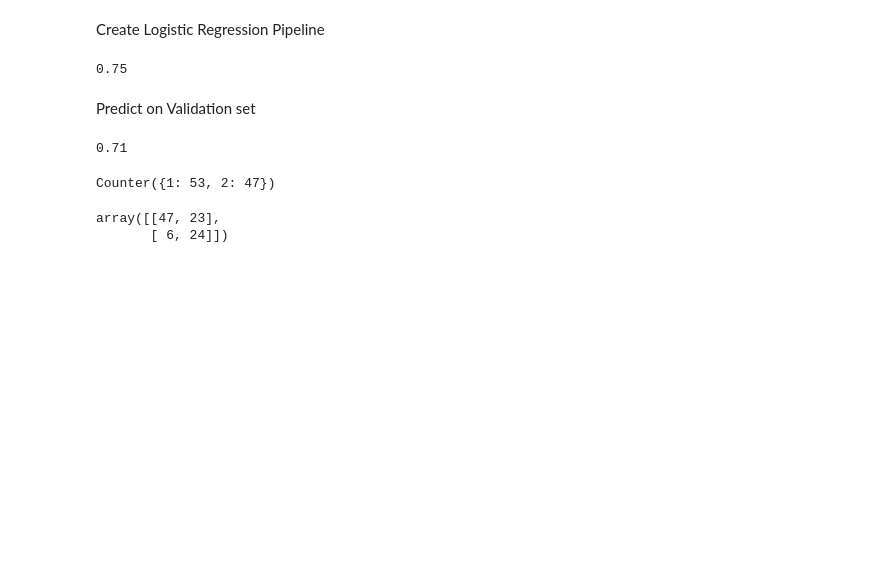
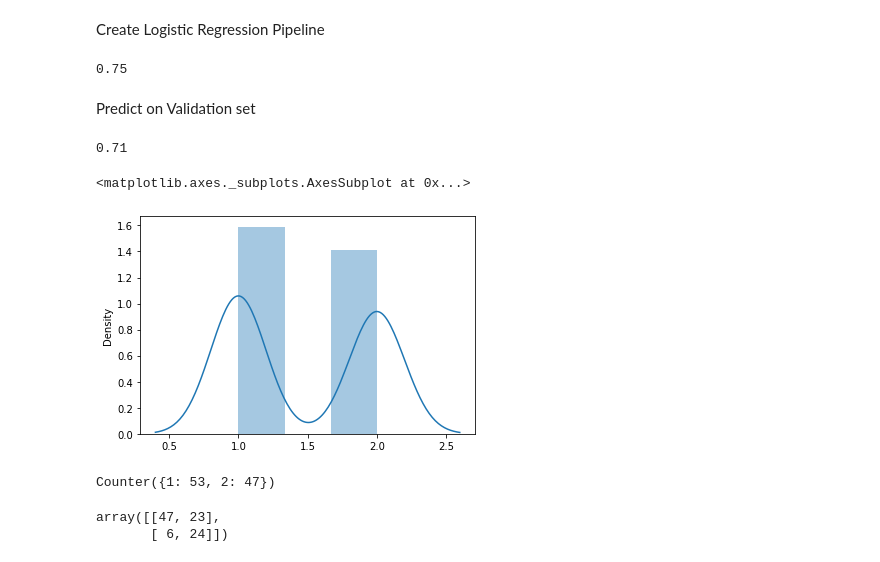
Before and after one commit to TracyRenee61/Misc-Predictions, a Jupyter notebook: German_Credit_CatBoost_v_Log_Reg.ipynb, the cells around one changed output. Drawn from its saved outputs; the diff is of its cells as text; code cells hidden in the pictures; blank space fills up the shorter version.

```diff
--- a/German_Credit_CatBoost_v_Log_Reg.ipynb
+++ b/German_Credit_CatBoost_v_Log_Reg.ipynb
@@ -231,6 +231,11 @@ y_pred = model.predict(X_val)
 print(model.score(X_val, y_val))
 # %% [output]
 0.71
+# %%
+sns.distplot(y_pred)
+# %% [output]
+<matplotlib.axes._subplots.AxesSubplot at 0x...>
+[figure, added]
 # %%
 from collections import Counter
 
```
Also changed, not shown: parts of 2 cells of this notebook.
